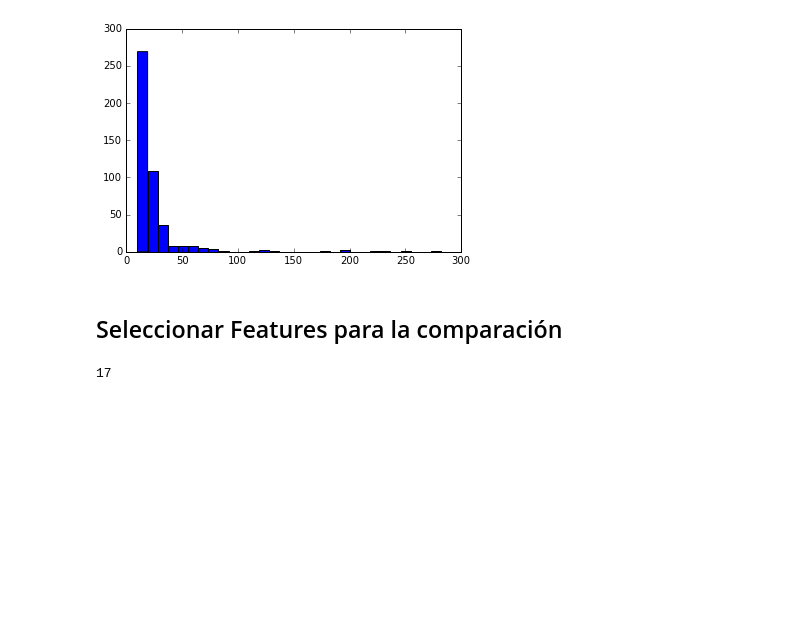
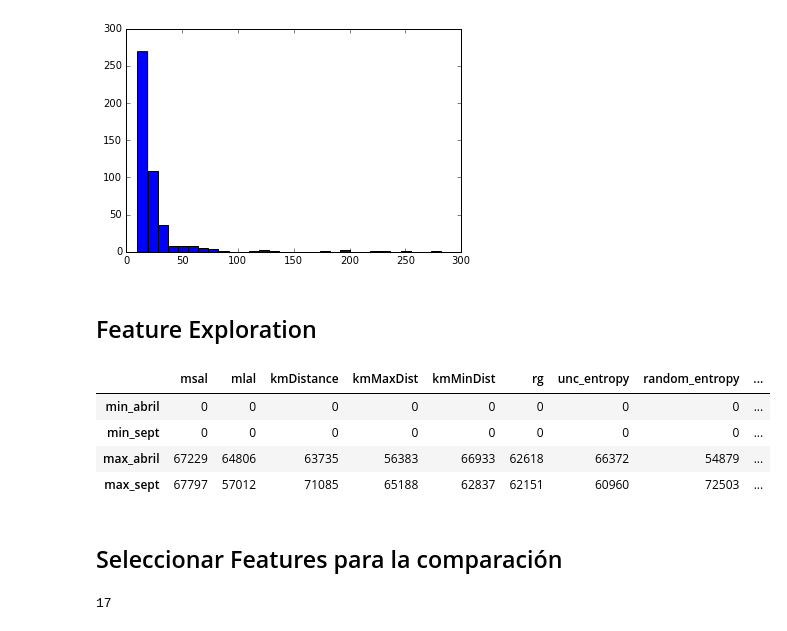
Before and after one commit to cinai/identification-algorithms, a Jupyter notebook: Algoritmo 3/Feature Extractor Post Presentation.ipynb, the cells around one changed output. Cells and saved outputs as stored; diff of their text form; code cells hidden in the pictures; blank space fills up the shorter version.

```diff
--- a/Algoritmo 3/Feature Extractor Post Presentation.ipynb
+++ b/Algoritmo 3/Feature Extractor Post Presentation.ipynb
@@ -184,10 +153,11 @@ def get_neighbours_index(rois_a,shared_rois,user,min_shared):
 # %% [markdown]
 ## Obtener datos
 # %%
-with open('data/shared_rois.pickle') as f:
+with open('data/shared_rois_and_min_distance.pickle') as f:
     shared_rois = pickle.load(f)
+    min_distance = pickle.load(f)
 # %%
-with open('data/Distancia_Euclideana/features.pickle') as f:
+with open('data/feature_data.pickle') as f:
     abril_vectors = pickle.load(f)
     septiembre_vectors = pickle.load(f)
 # %%
@@ -247,8 +217,10 @@ plt.hist(n10_of_neighbours,30)
          263.86666667,  272.93333333,  282.        ]),
  <a list of 30 Patch objects>)
 [figure]
-# %% [markdown]
-## Seleccionar Features para la comparación
+# %% [markdown]
+## Feature Exploration
+# %%
+N_FEATURES = 19
 # %%
 features_names = ["msal","mlal","kmDistance","kmMaxDist","kmMinDist","rg","unc_entropy", \
     "random_entropy","p100_diff_last_origin","p100_diff_first_origin","card_type",\
@@ -259,6 +231,24 @@ features_dict = {"msal":0,"mlal":1,"kmDistance":2,"kmMaxDist":3,"kmMinDist":4,"r
                   "random_entropy":7,"p100_diff_last_origin":8,"p100_diff_first_origin":9,"card_type":10,
                   "start_time":11,"end_time":12,"traveled_days":13,"traveled_days_bs":14,"frequence_regularity":15,
                   "p100_exclusive_bus_days":16,"p100_exclusive_metro_days":17,"P100_bus_trips":18}
+# %%
+feature_min_max = np.ones((4,N_FEATURES))
+for feature in range(abril_vectors.shape[1]):
+    feature_min_max[:,feature] = [min(abril_vectors[feature]),min(septiembre_vectors[feature]), max(abril_vectors[feature]),\
+                                   max(septiembre_vectors[feature])]
+
+feature_min_max_df = pd.DataFrame(feature_min_max)
+feature_min_max_df.index = ["min_abril","min_sept","max_abril","max_sept"]
+feature_min_max_df.columns = features_names
+feature_min_max_df
+# %% [output]
+|  | msal | mlal | kmDistance | kmMaxDist | kmMinDist | rg | unc_entropy | random_entropy | ... |
+| min_abril | 0 | 0 | 0 | 0 | 0 | 0 | 0 | 0 | ... |
+| min_sept | 0 | 0 | 0 | 0 | 0 | 0 | 0 | 0 | ... |
+| max_abril | 67229 | 64806 | 63735 | 56383 | 66933 | 62618 | 66372 | 54879 | ... |
+| max_sept | 67797 | 57012 | 71085 | 65188 | 62837 | 62151 | 60960 | 72503 | ... |
+# %% [markdown]
+## Seleccionar Features para la comparación
 # %%
 selected_features = ["msal","mlal","kmDistance","kmMaxDist","kmMinDist","rg","unc_entropy", \
     "random_entropy","p100_diff_last_origin","p100_diff_first_origin",\
```
Also changed, not shown: parts of 55 cells of this notebook.
